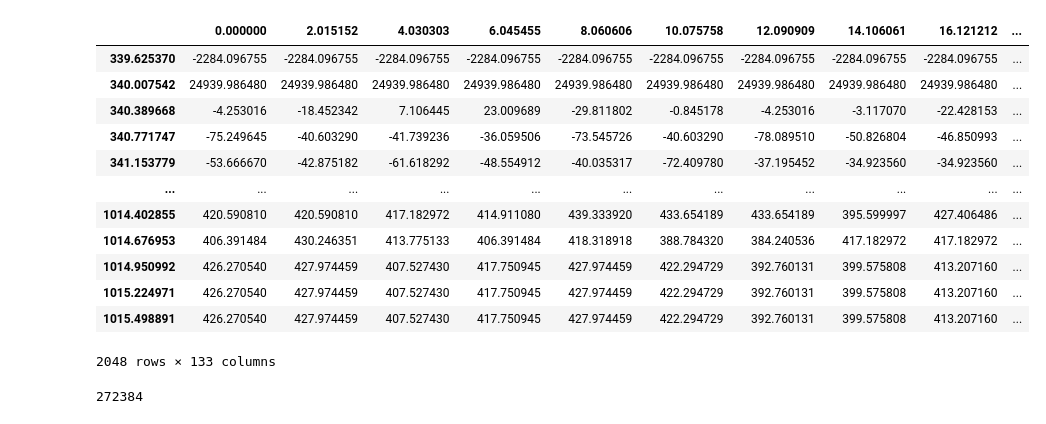
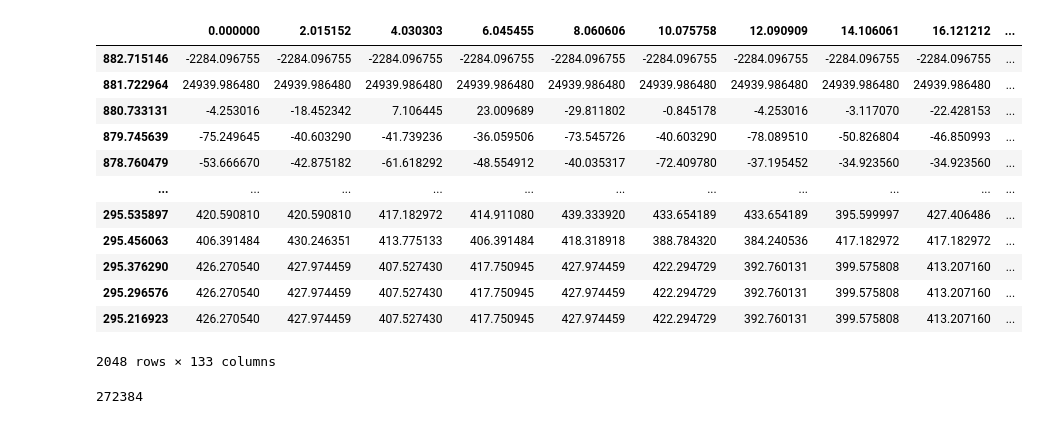
Before and after one commit to austhayes/Frequency-Resolved-Optical-Gating-FROG-script, a Jupyter notebook: 2_FROGAnalysis.ipynb, the cells around one changed output. Saved outputs shown, nothing was run; the diff lists cells and outputs as text; code cells hidden in the pictures.

```diff
--- a/2_FROGAnalysis.ipynb
+++ b/2_FROGAnalysis.ipynb
@@ -32,17 +56,20 @@ import FROG as frog
 # %%
-#Double checking that the stored value pops up
+#Converting to frequency instead of wavelength as the row labels
+
+new_df.index = freq
+
 new_df
 # %% [output]
 |  | 0.000000 | 2.015152 | 4.030303 | 6.045455 | 8.060606 | 10.075758 | 12.090909 | 14.106061 | 16.121212 | ... |
-| 339.625370 | -2284.096755 | -2284.096755 | -2284.096755 | -2284.096755 | -2284.096755 | -2284.096755 | -2284.096755 | -2284.096755 | -2284.096755 | ... |
-| 340.007542 | 24939.986480 | 24939.986480 | 24939.986480 | 24939.986480 | 24939.986480 | 24939.986480 | 24939.986480 | 24939.986480 | 24939.986480 | ... |
-| 340.389668 | -4.253016 | -18.452342 | 7.106445 | 23.009689 | -29.811802 | -0.845178 | -4.253016 | -3.117070 | -22.428153 | ... |
-| 340.771747 | -75.249645 | -40.603290 | -41.739236 | -36.059506 | -73.545726 | -40.603290 | -78.089510 | -50.826804 | -46.850993 | ... |
-| 341.153779 | -53.666670 | -42.875182 | -61.618292 | -48.554912 | -40.035317 | -72.409780 | -37.195452 | -34.923560 | -34.923560 | ... |
+| 882.715146 | -2284.096755 | -2284.096755 | -2284.096755 | -2284.096755 | -2284.096755 | -2284.096755 | -2284.096755 | -2284.096755 | -2284.096755 | ... |
+| 881.722964 | 24939.986480 | 24939.986480 | 24939.986480 | 24939.986480 | 24939.986480 | 24939.986480 | 24939.986480 | 24939.986480 | 24939.986480 | ... |
+| 880.733131 | -4.253016 | -18.452342 | 7.106445 | 23.009689 | -29.811802 | -0.845178 | -4.253016 | -3.117070 | -22.428153 | ... |
+| 879.745639 | -75.249645 | -40.603290 | -41.739236 | -36.059506 | -73.545726 | -40.603290 | -78.089510 | -50.826804 | -46.850993 | ... |
+| 878.760479 | -53.666670 | -42.875182 | -61.618292 | -48.554912 | -40.035317 | -72.409780 | -37.195452 | -34.923560 | -34.923560 | ... |
 | ... | ... | ... | ... | ... | ... | ... | ... | ... | ... | ... |
-| 1014.402855 | 420.590810 | 420.590810 | 417.182972 | 414.911080 | 439.333920 | 433.654189 | 433.654189 | 395.599997 | 427.406486 | ... |
-| 1014.676953 | 406.391484 | 430.246351 | 413.775133 | 406.391484 | 418.318918 | 388.784320 | 384.240536 | 417.182972 | 417.182972 | ... |
-| 1014.950992 | 426.270540 | 427.974459 | 407.527430 | 417.750945 | 427.974459 | 422.294729 | 392.760131 | 399.575808 | 413.207160 | ... |
-| 1015.224971 | 426.270540 | 427.974459 | 407.527430 | 417.750945 | 427.974459 | 422.294729 | 392.760131 | 399.575808 | 413.207160 | ... |
-| 1015.498891 | 426.270540 | 427.974459 | 407.527430 | 417.750945 | 427.974459 | 422.294729 | 392.760131 | 399.575808 | 413.207160 | ... |
+| 295.535897 | 420.590810 | 420.590810 | 417.182972 | 414.911080 | 439.333920 | 433.654189 | 433.654189 | 395.599997 | 427.406486 | ... |
+| 295.456063 | 406.391484 | 430.246351 | 413.775133 | 406.391484 | 418.318918 | 388.784320 | 384.240536 | 417.182972 | 417.182972 | ... |
+| 295.376290 | 426.270540 | 427.974459 | 407.527430 | 417.750945 | 427.974459 | 422.294729 | 392.760131 | 399.575808 | 413.207160 | ... |
+| 295.296576 | 426.270540 | 427.974459 | 407.527430 | 417.750945 | 427.974459 | 422.294729 | 392.760131 | 399.575808 | 413.207160 | ... |
+| 295.216923 | 426.270540 | 427.974459 | 407.527430 | 417.750945 | 427.974459 | 422.294729 | 392.760131 | 399.575808 | 413.207160 | ... |
 2048 rows × 133 columns
```
Also changed, not shown: parts of 11 cells of this notebook, 1 other file.
